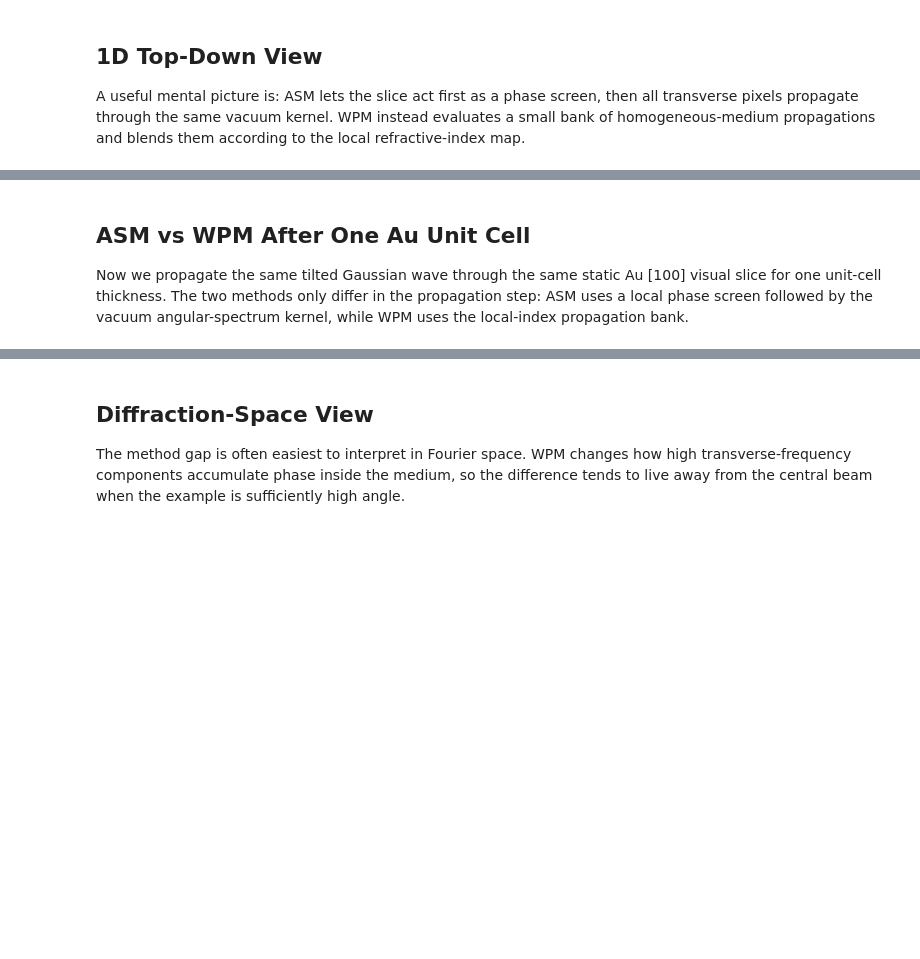
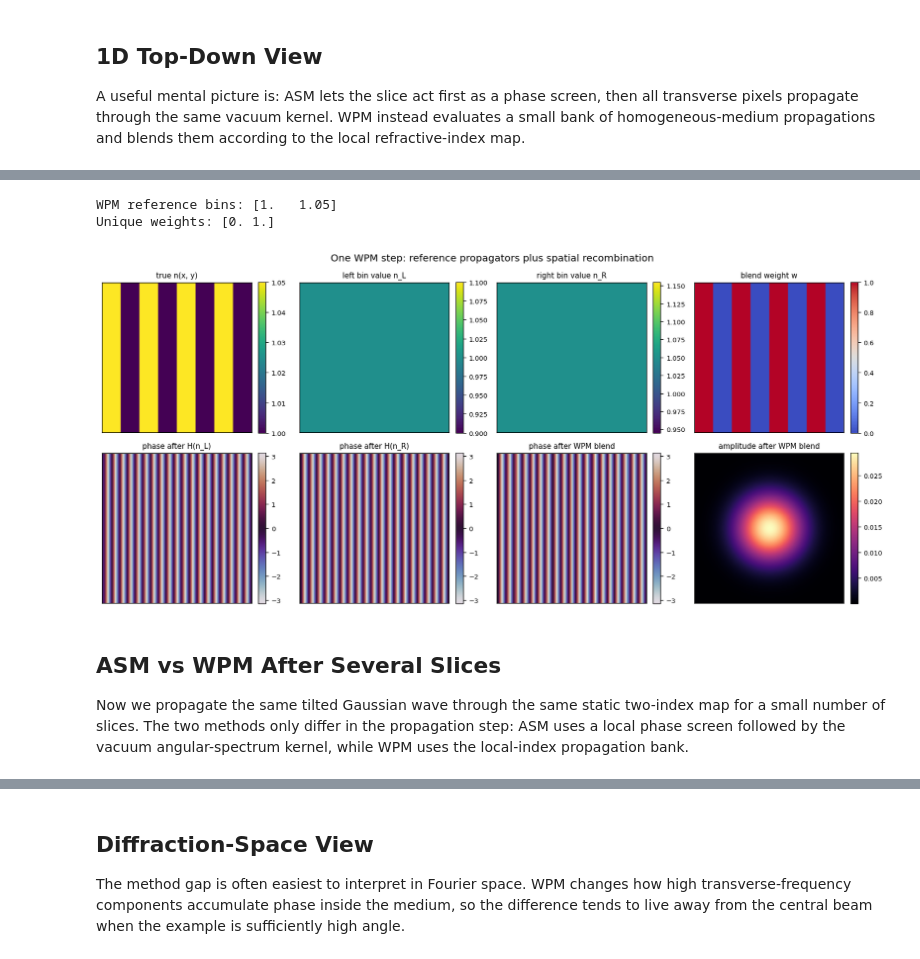
Before and after one commit to DavidLanders95/WideAnglePropagation, a Jupyter notebook: notebooks/archive/wpm_visual_explainer.ipynb, the cells around one changed output, grey strips where cells are left out. Cells and saved outputs as stored; diff of their text form; code cells hidden in the pictures; blank space fills up the shorter version.

```diff
--- a/notebooks/archive/wpm_visual_explainer.ipynb
+++ b/notebooks/archive/wpm_visual_explainer.ipynb
@@ -513,57 +340,53 @@ For a continuous Au potential, WPM builds a small grid of representative refract
 # %%
-def plot_wpm_diagnostics(n_map, diagnostic, title_suffix=""):
+def plot_wpm_diagnostics(n_map, diagnostic):
     n_map_np = as_numpy(n_map)
     n_L = as_numpy(diagnostic["n_L"])
     n_R = as_numpy(diagnostic["n_R"])
     weights = as_numpy(diagnostic["weights"])
     field_L = as_numpy(diagnostic["field_L"])
     field_R = as_numpy(diagnostic["field_R"])
     wave = as_numpy(diagnostic["wave"])
 
-    n_contrast = 1e3 * (n_map_np - 1.0)
-    n_L_contrast = 1e3 * (n_L - 1.0)
-    n_R_contrast = 1e3 * (n_R - 1.0)
-    n_limits = (float(n_contrast.min()), float(n_contrast.max()))
-
     fig, axes = plt.subplots(2, 4, figsize=(13.5, 6.2))
     panels = [
-        (n_contrast, "Au n(x, y) - 1", "viridis", n_limits, "1e3 scale"),
-        (n_L_contrast, "left bin n_L - 1", "viridis", n_limits, "1e3 scale"),
-        (n_R_contrast, "right bin n_R - 1", "viridis", n_limits, "1e3 scale"),
-        (weights, "blend weight w", "coolwarm", (0.0, 1.0), None),
-        (np.angle(field_L), "phase after H(n_L)", "twilight", (-np.pi, np.pi), "rad"),
-        (np.angle(field_R), "phase after H(n_R)", "twilight", (-np.pi, np.pi), "rad"),
-        (np.angle(wave), "phase after WPM blend", "twilight", (-np.pi, np.pi), "rad"),
-        (np.abs(wave), "amplitude after WPM blend", "magma", None, None),
+        (n_map_np, "true n(x, y)", "viridis", None),
+        (n_L, "left bin value n_L", "viridis", None),
+        (n_R, "right bin value n_R", "viridis", None),
+        (weights, "blend weight w", "coolwarm", (0.0, 1.0)),
+        (np.angle(field_L), "phase after H(n_L)", "twilight", (-np.pi, np.pi)),
+        (np.angle(field_R), "phase after H(n_R)", "twilight", (-np.pi, np.pi)),
+        (np.angle(wave), "phase after WPM blend", "twilight", (-np.pi, np.pi)),
+        (np.abs(wave), "amplitude after WPM blend", "magma", None),
     ]
 
-    for ax, (arr, title, cmap, limits, label) in zip(axes.ravel(), panels):
+    for ax, (arr, title, cmap, limits) in zip(axes.ravel(), panels):
         kwargs = {}
         if limits is not None:
             kwargs.update(vmin=limits[0], vmax=limits[1])
         im = ax.imshow(arr, cmap=cmap, **kwargs)
         ax.set_title(title, fontsize=9)
         ax.set_xticks([])
         ax.set_yticks([])
-        add_colorbar(fig, ax, im, label)
+        add_colorbar(fig, ax, im)
 
-    fig.suptitle(f"One WPM step through the Au [100] sample{title_suffix}", fontsize=12)
+    fig.suptitle("One WPM step: reference propagators plus spatial recombination", fontsize=12)
     fig.tight_layout()
     return fig
 
 
 diagnostic = wpm_diagnostic_step(probe, n_map, dz, energy, sampling, n_bins=n_bins, power_spacing=1.0)
-n_refs = as_numpy(diagnostic["n_refs"])
-weights = as_numpy(diagnostic["weights"])
-print("WPM reference bins, reported as 1e3 x (n - 1):")
-print(np.array2string(1e3 * (n_refs - 1.0), precision=4))
-print(f"weight range: {weights.min():.3f} to {weights.max():.3f}")
+print("WPM reference bins:", as_numpy(diagnostic["n_refs"]))
+print("Unique weights:", np.unique(np.round(as_numpy(diagnostic["weights"]), 12)))
 plot_wpm_diagnostics(n_map, diagnostic)
 plt.show()
+# %% [output]
+WPM reference bins: [1.   1.05]
+Unique weights: [0. 1.]
+[figure, added]
 # %% [markdown]
-## ASM vs WPM After One Au Unit Cell
+## ASM vs WPM After Several Slices
 
-Now we propagate the same tilted Gaussian wave through the same static Au [100] visual slice for one unit-cell thickness. The two methods only differ in the propagation step: ASM uses a local phase screen followed by the vacuum angular-spectrum kernel, while WPM uses the local-index propagation bank.
+Now we propagate the same tilted Gaussian wave through the same static two-index map for a small number of slices. The two methods only differ in the propagation step: ASM uses a local phase screen followed by the vacuum angular-spectrum kernel, while WPM uses the local-index propagation bank.
 # %%
 exit_as, exit_wpm, as_history, wpm_history = run_stack(
     n_map, probe, dz, energy, sampling, n_slices=n_slices, n_bins=n_bins
```
Also changed, not shown: parts of 24 cells of this notebook, 28 other files.
